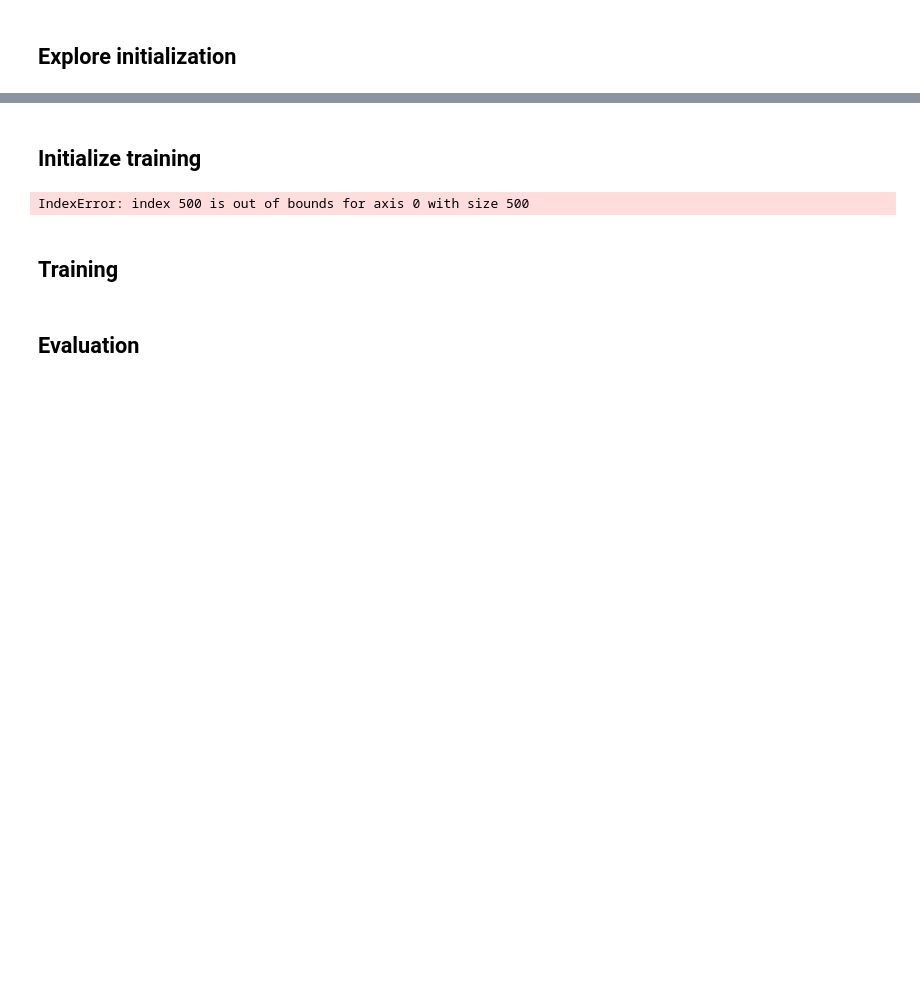
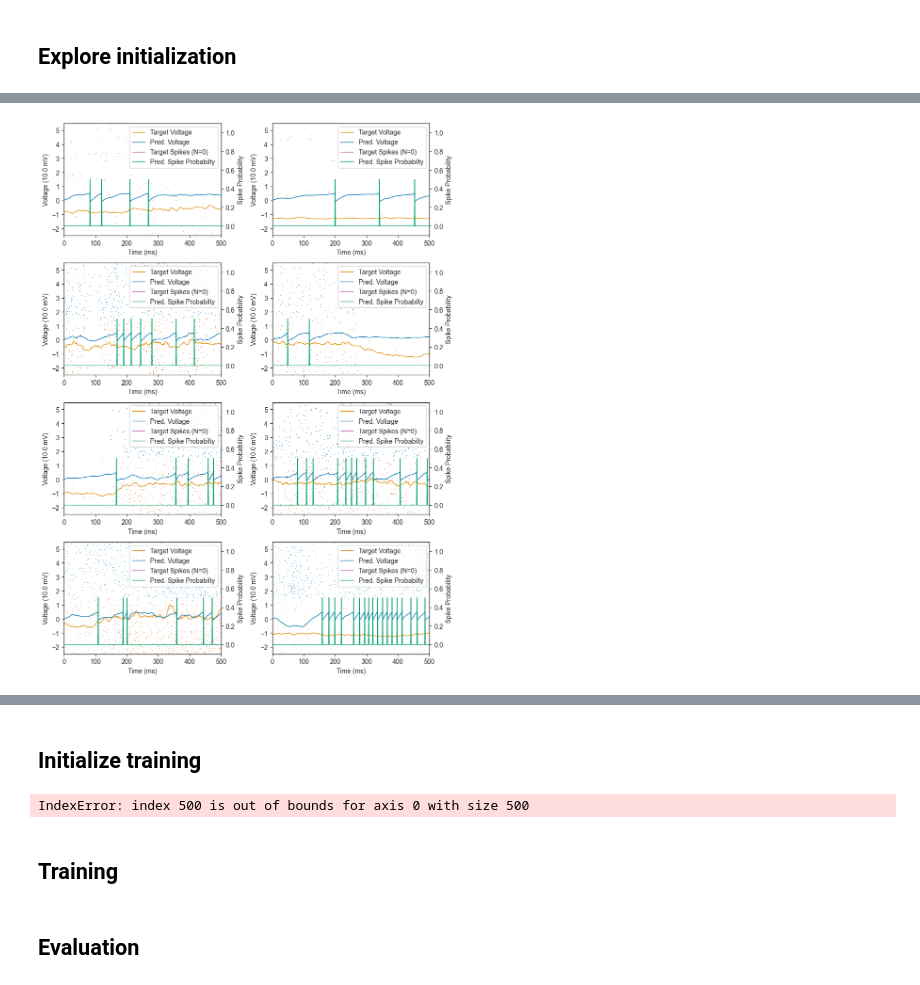
Before and after one commit to Baskin-LIU/elmneuron, a Jupyter notebook: notebooks/self_fit.ipynb, the cells around one changed output, grey strips where cells are left out. Cells and saved outputs as stored; diff of their text form; code cells hidden in the pictures; blank space fills up the shorter version.

```diff
--- a/notebooks/self_fit.ipynb
+++ b/notebooks/self_fit.ipynb
@@ -272,3 +453,7 @@ def extract_spikes(outputs, visualize=False):
+# %%
+visualize_LIF_batch(X_viz, y_spike_viz, y_soma_viz, spikes/2, LIF, num_viz=8)
+# %% [output]
+[figure, added]
 # %%
 target = extract_spikes(outputs, visualize=True)
 # %% [output]
```
Also changed, not shown: parts of 14 cells of this notebook, 3 other files.
